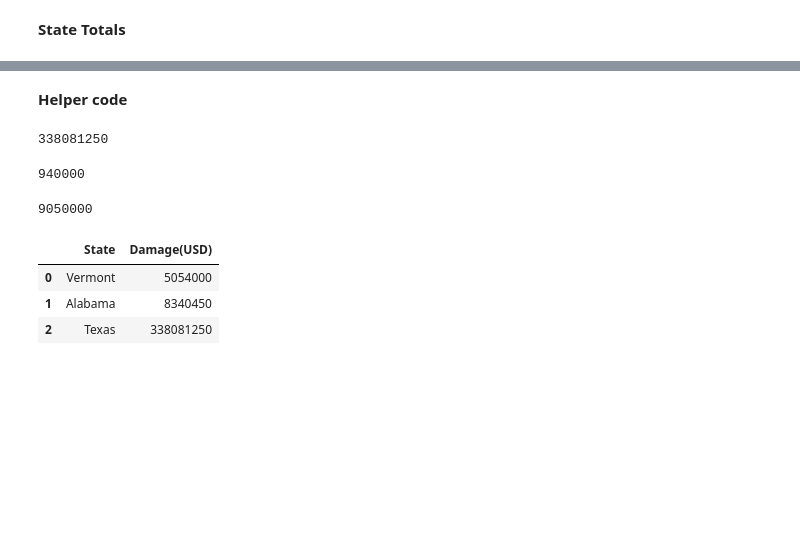
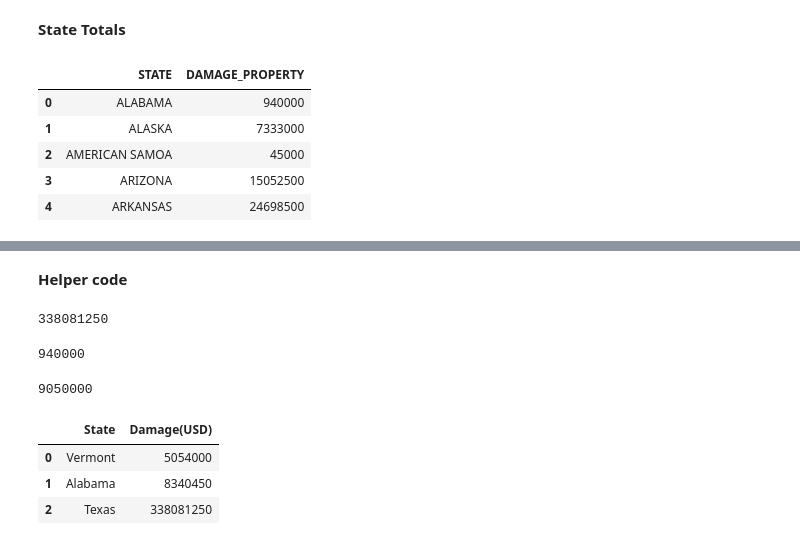
Before and after one commit to lmstephens/Build-Week1, a Jupyter notebook: 2013_2019weather.ipynb, the cells around one changed output, grey strips where cells are left out. Cells and saved outputs as stored; diff of their text form; code cells hidden in the pictures; blank space fills up the shorter version.

```diff
--- a/2013_2019weather.ipynb
+++ b/2013_2019weather.ipynb
@@ -1013,0 +1017,11 @@ dfweather_data_2019['DAMAGE_PROPERTY'] = DAMAGE_PROPERTY_2019
+# %%
+#creates a new dataframe
+df2019 = pd.DataFrame(newdf2019)
+df2019.head()
+# %% [output]
+|  | STATE | DAMAGE_PROPERTY |
+| 0 | ALABAMA | 940000 |
+| 1 | ALASKA | 7333000 |
+| 2 | AMERICAN SAMOA | 45000 |
+| 3 | ARIZONA | 15052500 |
+| 4 | ARKANSAS | 24698500 |
```
Also changed, not shown: parts of 8 cells of this notebook.
